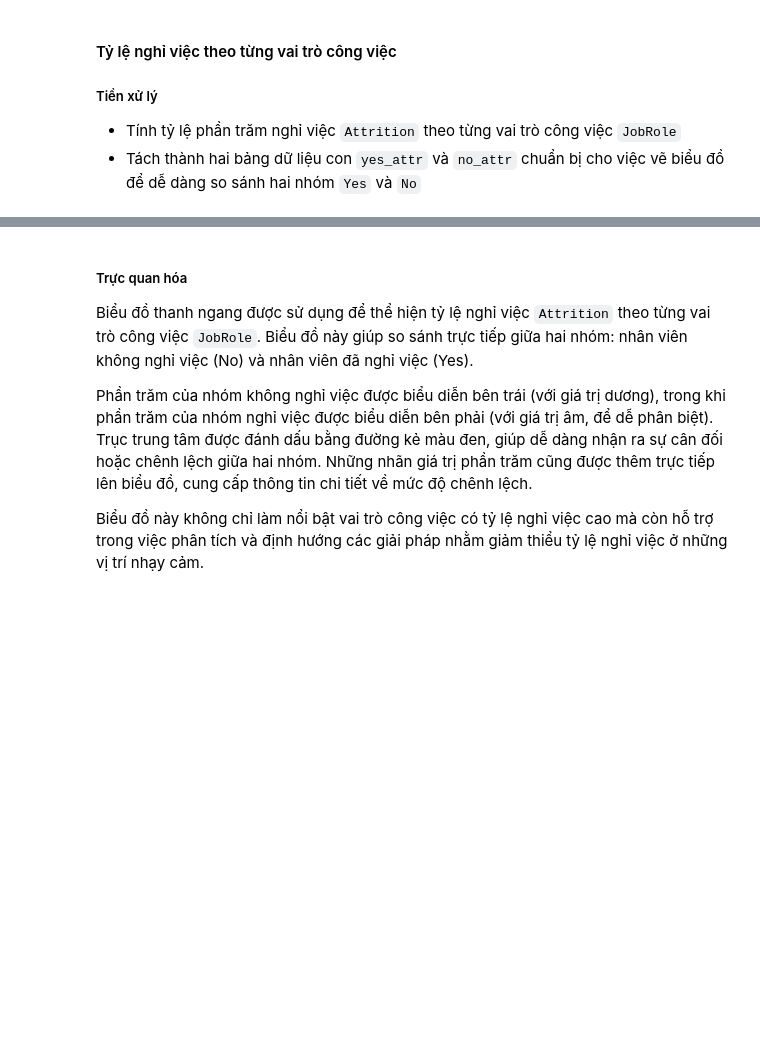
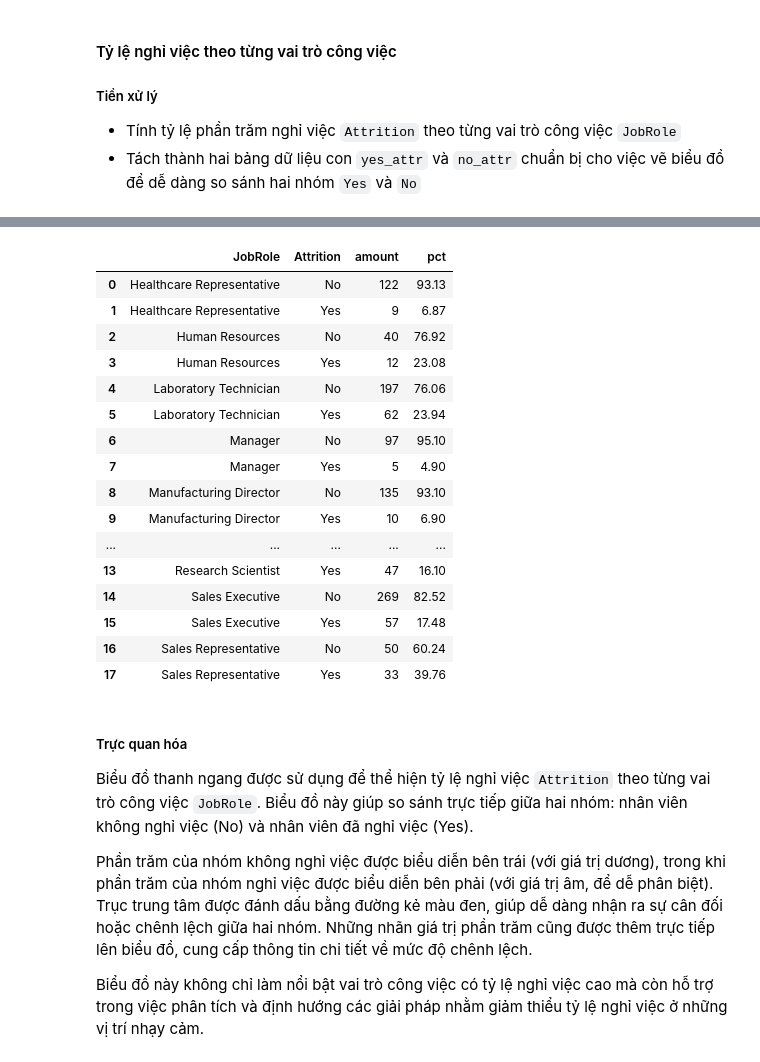
Before and after one commit to hungchou8994/LTKHDL, a Jupyter notebook: AskQuesion.ipynb, the cells around one changed output, grey strips where cells are left out. Saved outputs shown, nothing was run; the diff lists cells and outputs as text; code cells hidden in the pictures; blank space fills up the shorter version.

```diff
--- a/AskQuesion.ipynb
+++ b/AskQuesion.ipynb
@@ -394,3 +304,25 @@ no_pct = no_attr['pct'].values
+# %%
+attr_job = ibm_df.groupby(['JobRole', 'Attrition']).size().reset_index(name='amount')
+attr_job['pct'] = attr_job.groupby('JobRole')['amount'].apply(lambda x: round((x / x.sum()) * 100, 2))
+attr_job
+# %% [output]
+|  | JobRole | Attrition | amount | pct |
+| 0 | Healthcare Representative | No | 122 | 93.13 |
+| 1 | Healthcare Representative | Yes | 9 | 6.87 |
+| 2 | Human Resources | No | 40 | 76.92 |
+| 3 | Human Resources | Yes | 12 | 23.08 |
+| 4 | Laboratory Technician | No | 197 | 76.06 |
+| 5 | Laboratory Technician | Yes | 62 | 23.94 |
+| 6 | Manager | No | 97 | 95.10 |
+| 7 | Manager | Yes | 5 | 4.90 |
+| 8 | Manufacturing Director | No | 135 | 93.10 |
+| 9 | Manufacturing Director | Yes | 10 | 6.90 |
+| ... | ... | ... | ... | ... |
+| 13 | Research Scientist | Yes | 47 | 16.10 |
+| 14 | Sales Executive | No | 269 | 82.52 |
+| 15 | Sales Executive | Yes | 57 | 17.48 |
+| 16 | Sales Representative | No | 50 | 60.24 |
+| 17 | Sales Representative | Yes | 33 | 39.76 |
 # %% [markdown]
 ##### Trực quan hóa
 Biểu đồ thanh ngang được sử dụng để thể hiện tỷ lệ nghỉ việc `Attrition` theo từng vai trò công việc `JobRole`. Biểu đồ này giúp so sánh trực tiếp giữa hai nhóm: nhân viên không nghỉ việc (No) và nhân viên đã nghỉ việc (Yes).
```
Also changed, not shown: parts of 26 cells of this notebook.
